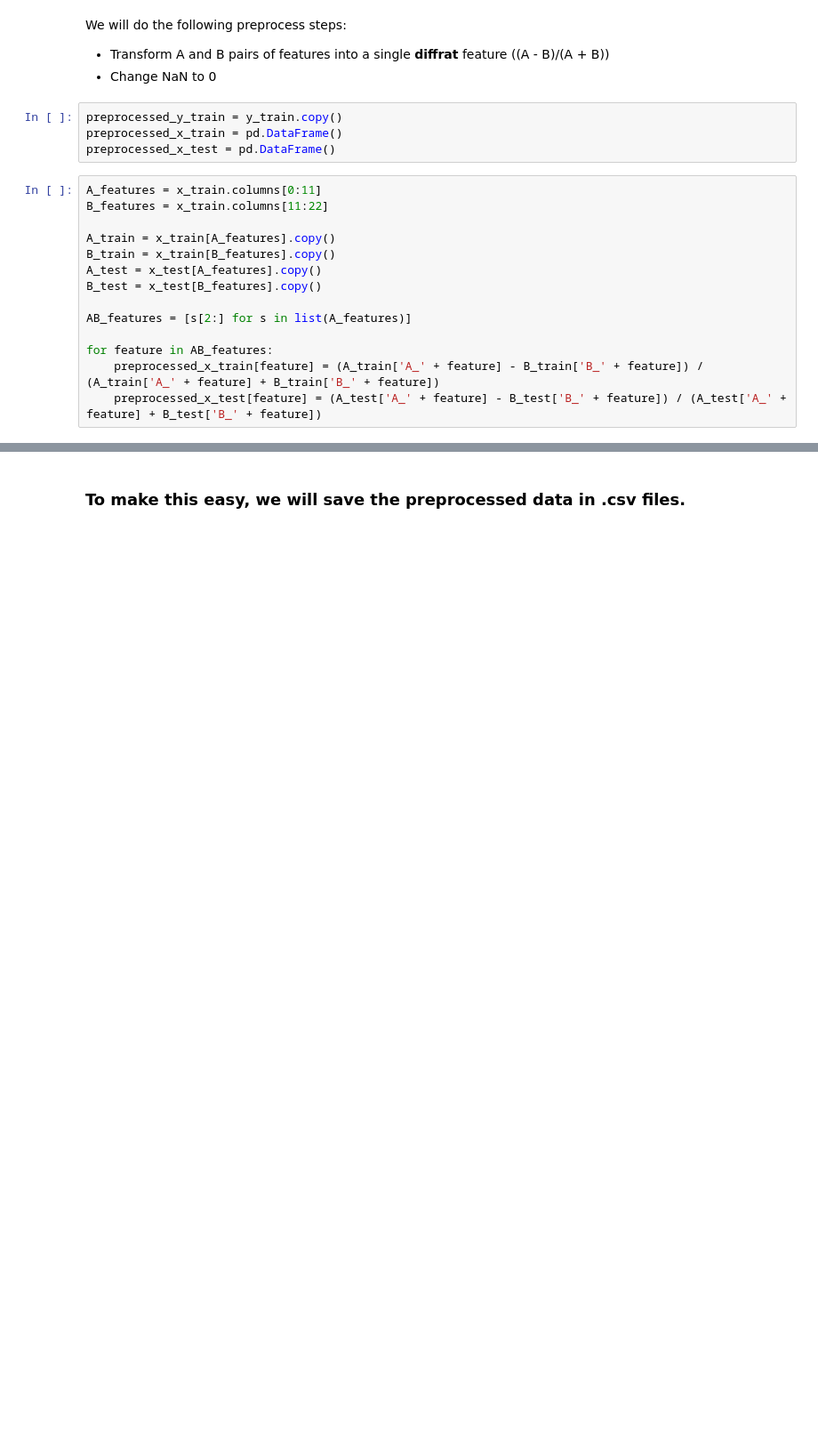
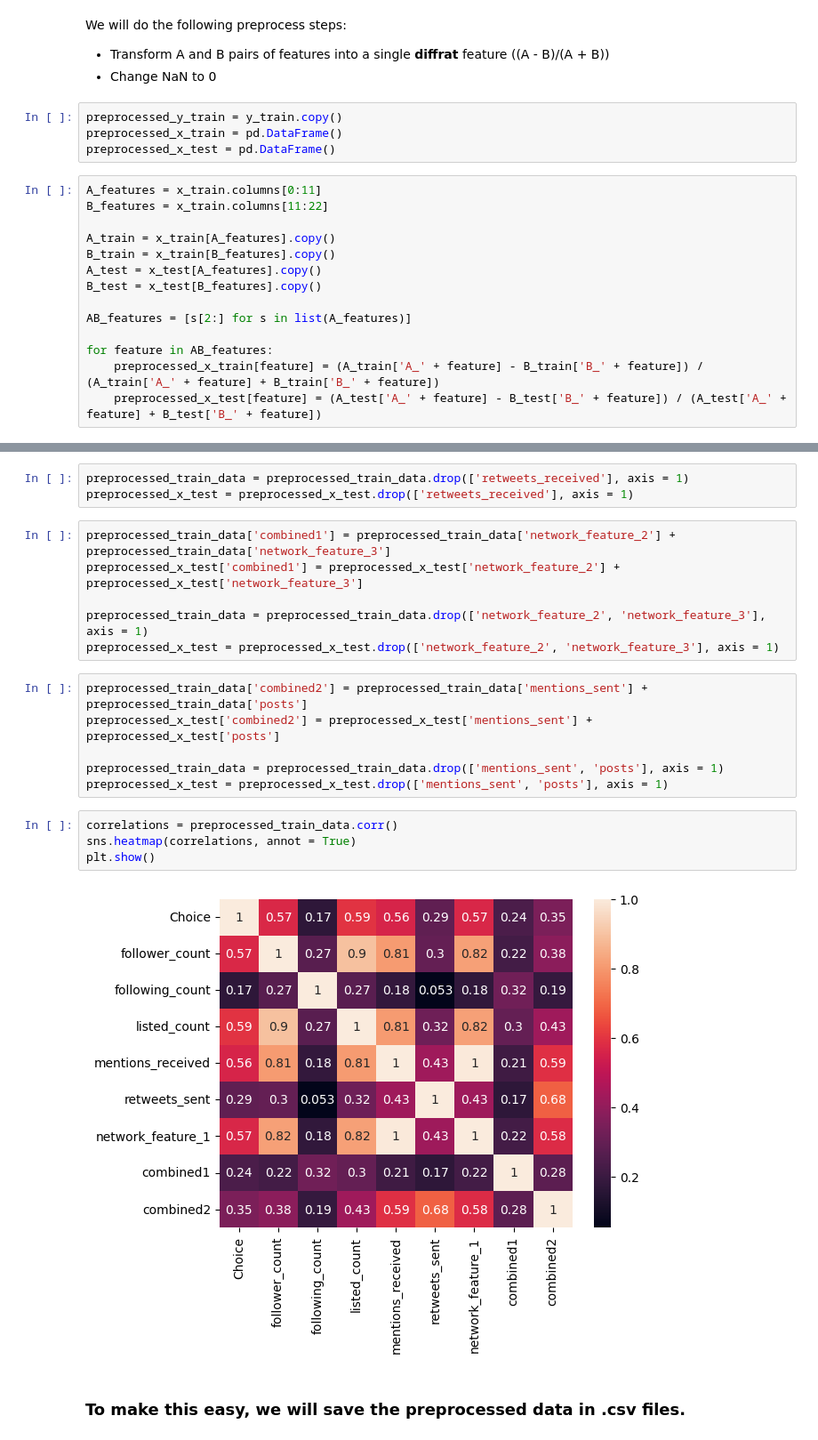
Before and after one commit to Samirnunes/machine_learning_project_CSI-22, a Jupyter notebook: influencers_project/data_analysis.ipynb, the cells around one changed output, grey strips where cells are left out. Shown at 89% size. Drawn from its saved outputs; the diff is of its cells as text; blank space fills up the shorter version.

```diff
--- a/influencers_project/data_analysis.ipynb
+++ b/influencers_project/data_analysis.ipynb
@@ -715,2 +739,23 @@ preprocessed_x_train.head()
+# %%
+preprocessed_train_data = preprocessed_train_data.drop(['retweets_received'], axis = 1)
+preprocessed_x_test = preprocessed_x_test.drop(['retweets_received'], axis = 1)
+# %%
+preprocessed_train_data['combined1'] = preprocessed_train_data['network_feature_2'] + preprocessed_train_data['network_feature_3']
+preprocessed_x_test['combined1'] = preprocessed_x_test['network_feature_2'] + preprocessed_x_test['network_feature_3']
+
+preprocessed_train_data = preprocessed_train_data.drop(['network_feature_2', 'network_feature_3'], axis = 1)
+preprocessed_x_test = preprocessed_x_test.drop(['network_feature_2', 'network_feature_3'], axis = 1)
+# %%
+preprocessed_train_data['combined2'] = preprocessed_train_data['mentions_sent'] + preprocessed_train_data['posts']
+preprocessed_x_test['combined2'] = preprocessed_x_test['mentions_sent'] + preprocessed_x_test['posts']
+
+preprocessed_train_data = preprocessed_train_data.drop(['mentions_sent', 'posts'], axis = 1)
+preprocessed_x_test = preprocessed_x_test.drop(['mentions_sent', 'posts'], axis = 1)
+# %%
+correlations = preprocessed_train_data.corr()
+sns.heatmap(correlations, annot = True)
+plt.show()
+# %% [output]
+[figure, added]
 # %% [markdown]
 ### To make this easy, we will save the preprocessed data in .csv files.
```
Also changed, not shown: parts of 10 cells of this notebook, 9 other files.
